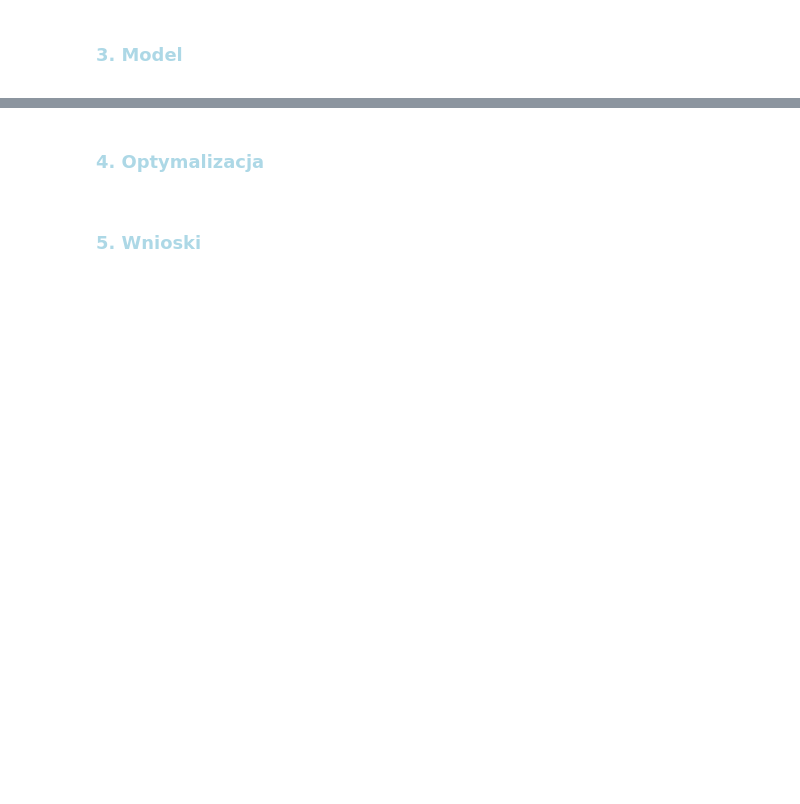
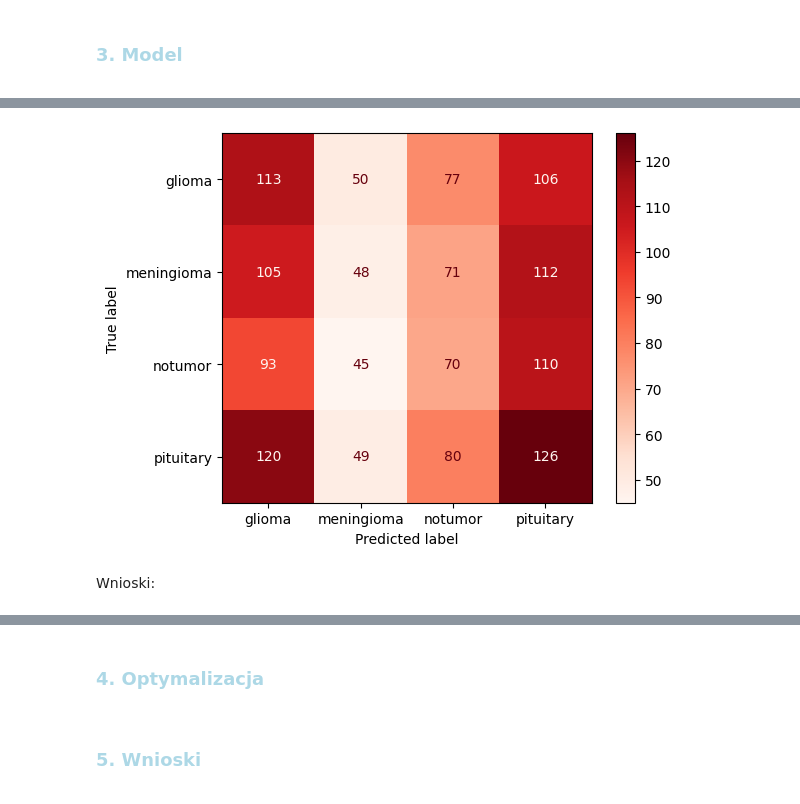
Before and after one commit to MagdaGielazyn/final_project_image_recognition, a Jupyter notebook: MRI.ipynb, the cells around one changed output, grey strips where cells are left out. Saved outputs shown, nothing was run; the diff lists cells and outputs as text; code cells hidden in the pictures; blank space fills up the shorter version.

```diff
--- a/MRI.ipynb
+++ b/MRI.ipynb
@@ -602,0 +590,12 @@ Strata na zbiorze testowym: 0.5672
+# %%
+#confusion matrix
+class_names = ["glioma", "meningioma", "notumor", "pituitary"]
+
+y_true = np.argmax(np.concatenate([y for x, y in batched_test_ds2], axis=0), axis=1)
+y_pred = np.argmax(model.predict(batched_test_ds2), axis=1)
+
+cm = confusion_matrix(y_true, y_pred)
+
+ConfusionMatrixDisplay(cm, display_labels=class_names).plot(cmap="Reds")
+plt.show()
+# %% [output]
@@ -603,3 +603,6 @@ Strata na zbiorze testowym: 0.5672
+[figure, added]
+# %% [markdown]
+Wnioski:
 # %%
 #metryki: recall i precision,  accuracy, f1 score etc
 #heatmapa do metryk
```
Also changed, not shown: parts of 37 cells of this notebook.
